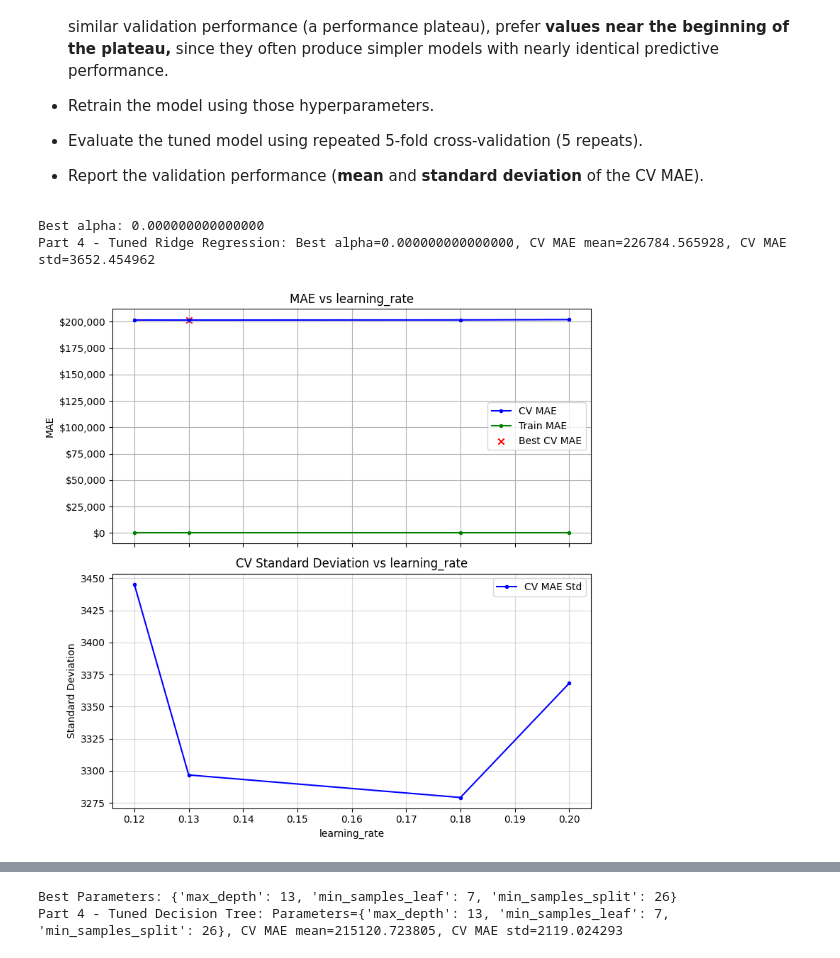
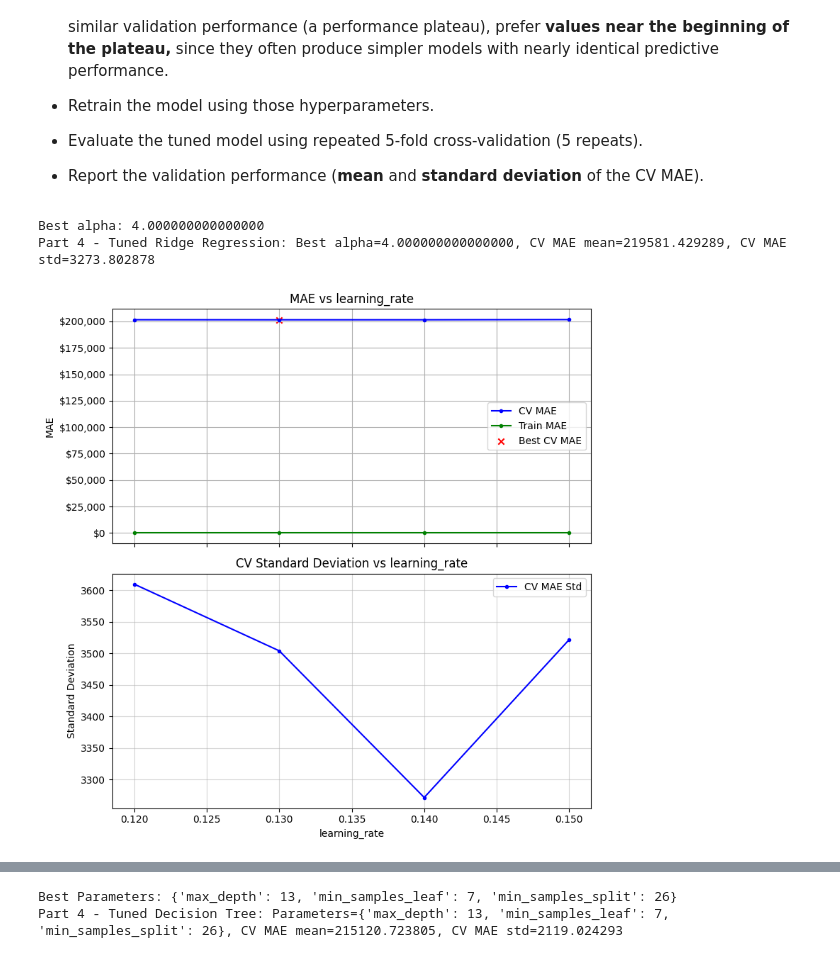
Before and after one commit to kaylamochizuki/Milestone_1_dx603, a Jupyter notebook: Milestone_02.ipynb, the cells around one changed output, grey strips where cells are left out. Cells and saved outputs as stored; diff of their text form; code cells hidden in the pictures.

Commit message:
Updated part 3 and 4

```diff
--- a/Milestone_02.ipynb
+++ b/Milestone_02.ipynb
@@ -684,3 +753,31 @@ Selected HistGradientBoosting Features: ['remainder__calculatedfinishedsquarefee
 Original number of features: 252
 Selected number of features: 119
 Part 3 - HistGradientBoosting Permutation Importance: train MAE=193824.80, CV MAE mean=201736.80, CV MAE std=3411.10
+# %%
+# Decision Tree Prior to feature selection
+# train model
+tree = DecisionTreeRegressor(random_state=random_state)
+tree.fit(X_tree, y_tree)
+
+# predictions
+train_pred = tree.predict(X_tree)
+
+train_mae = mean_absolute_error(y_train, train_pred)
+
+# repeated 5 fold CV
+scores = cross_val_score(
+    tree,
+    X_tree,
+    y_tree,
+    cv=rkf,
+    scoring="neg_mean_absolute_error"
+)
+
+mae_scores = -scores
+
+print(
+    f"Decision Tree: "
+    f"train MAE={train_mae:.2f}, "
+    f"CV MAE mean={mae_scores.mean():.2f}, "
+    f"CV MAE std={mae_scores.std():.2f}"
+)
@@ -825,7 +924,7 @@ For each of your three models:
 # %%
 # parameter tuning for ridge regression using gridsearchcv
 alpha_grid = {
-    "alpha": [0.0, 1e-15, 0.00001, 0.001]
+    "alpha": [3, 4, 5, 6]
 }
 
 ridge = Ridge()
@@ -838,7 +937,7 @@ grid_search = GridSearchCV(
     scoring=custom_scorer
 )
 
-grid_search.fit(X_ridge_selected, y_ridge)
+grid_search.fit(X_ridge, y_ridge)
 
 # best alpha
 best_alpha = grid_search.best_params_["alpha"]
@@ -870,8 +969,8 @@ print(
     f"CV MAE std={mae_scores.std():.6f}"
 )
 # %% [output]
-Best alpha: 0.000000000000000
-Part 4 - Tuned Ridge Regression: Best alpha=0.000000000000000, CV MAE mean=226784.565928, CV MAE std=3652.454962
+Best alpha: 4.000000000000000
+Part 4 - Tuned Ridge Regression: Best alpha=4.000000000000000, CV MAE mean=219581.429289, CV MAE std=3273.802878
 # %%
 # from HW7 (used for HistGradientBoosting tuning)
 
@@ -1033,25 +1132,25 @@ def sweep_parameter(model,
 # %%
 # HistGradientBoosting learning_rate parameter tuning using sweep_parameter
 params = {
     "random_state": random_state,
     "learning_rate": 0.1,
     "max_leaf_nodes": 31,
     "max_depth": None,
     "min_samples_leaf": 20,
     "l2_regularization": 0.0
 }
 
 hist_params = sweep_parameter(
     model=HistGradientBoostingRegressor,
     Parameters=params,
     param="learning_rate",
-    parameter_list=[0.12, 0.13, 0.18, 0.2],
-    X_train=X_hist,
+    parameter_list=[0.12, 0.13, 0.14, 0.15],
+    X_train=X_hist_selected,
     y_train=y_hist,
     show_std=True,
     n_repeats=5
 )
 
 print(hist_params)
 # %% [output]
-[figure, old version]
+[figure, new version]
```
Also changed, not shown: parts of 23 cells of this notebook.
